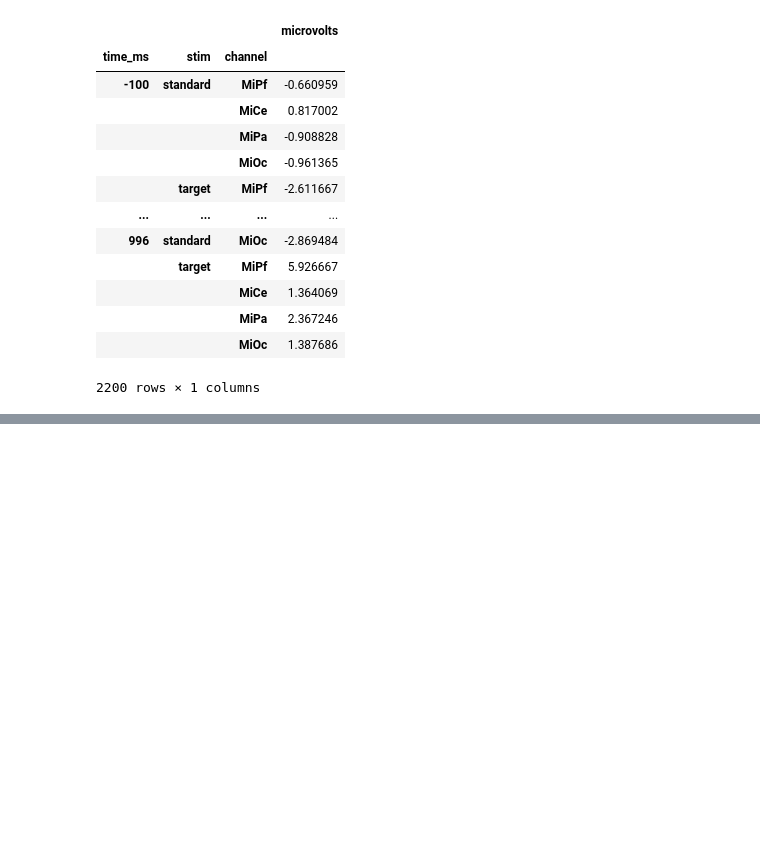
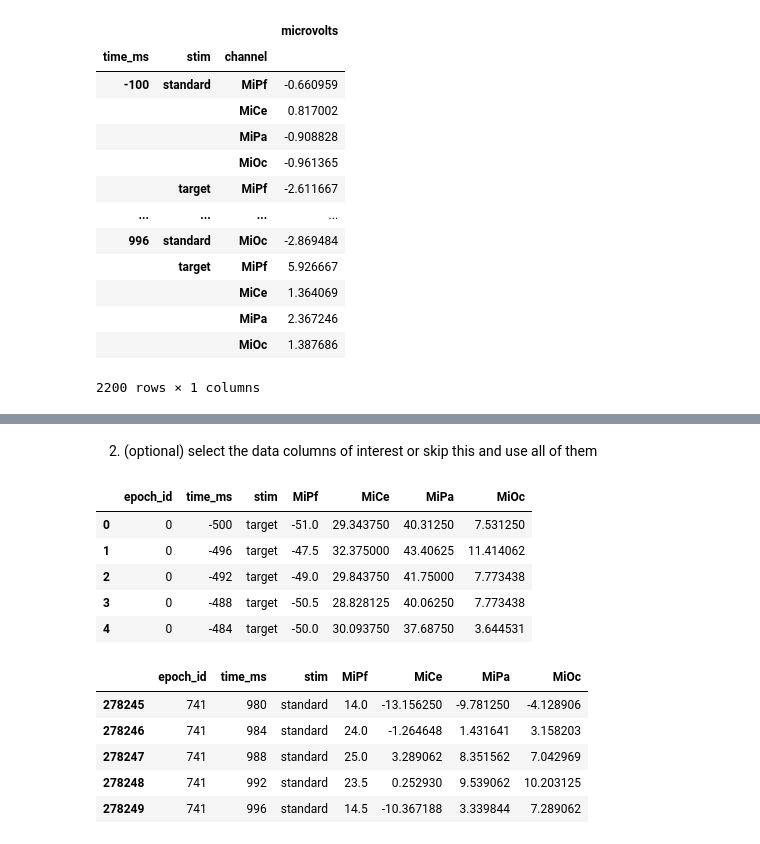
Before and after one commit to turbach/spudtr, a Jupyter notebook: docs/user_guide/gallery/gallery.ipynb, the cells around one changed output, grey strips where cells are left out. Drawn from its saved outputs; the diff is of its cells as text; code cells hidden in the pictures; blank space fills up the shorter version.

```diff
--- a/docs/user_guide/gallery/gallery.ipynb
+++ b/docs/user_guide/gallery/gallery.ipynb
@@ -90,0 +133,20 @@ pd.DataFrame(subsets_long)
+# %% [markdown]
+2. (optional) select the data columns of interest or skip this and use all of them
+# %%
+coi = ["epoch_id", "time_ms", "stim", "MiPf", "MiCe", "MiPa", "MiOc"]
+mid = epochs_df[coi]
+display(mid.head())
+display(mid.tail())
+# %% [output]
+|  | epoch_id | time_ms | stim | MiPf | MiCe | MiPa | MiOc |
+| 0 | 0 | -500 | target | -51.0 | 29.343750 | 40.31250 | 7.531250 |
+| 1 | 0 | -496 | target | -47.5 | 32.375000 | 43.40625 | 11.414062 |
+| 2 | 0 | -492 | target | -49.0 | 29.843750 | 41.75000 | 7.773438 |
+| 3 | 0 | -488 | target | -50.5 | 28.828125 | 40.06250 | 7.773438 |
+| 4 | 0 | -484 | target | -50.0 | 30.093750 | 37.68750 | 3.644531 |
+|  | epoch_id | time_ms | stim | MiPf | MiCe | MiPa | MiOc |
+| 278245 | 741 | 980 | standard | 14.0 | -13.156250 | -9.781250 | -4.128906 |
+| 278246 | 741 | 984 | standard | 24.0 | -1.264648 | 1.431641 | 3.158203 |
+| 278247 | 741 | 988 | standard | 25.0 | 3.289062 | 8.351562 | 7.042969 |
+| 278248 | 741 | 992 | standard | 23.5 | 0.252930 | 9.539062 | 10.203125 |
+| 278249 | 741 | 996 | standard | 14.5 | -10.367188 | 3.339844 | 7.289062 |
```
Also changed, not shown: parts of 13 cells of this notebook.
